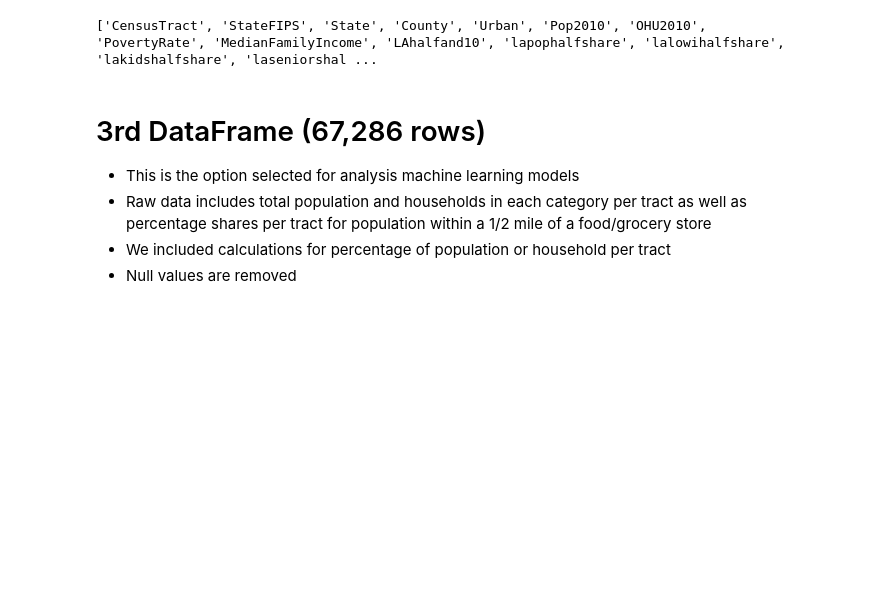
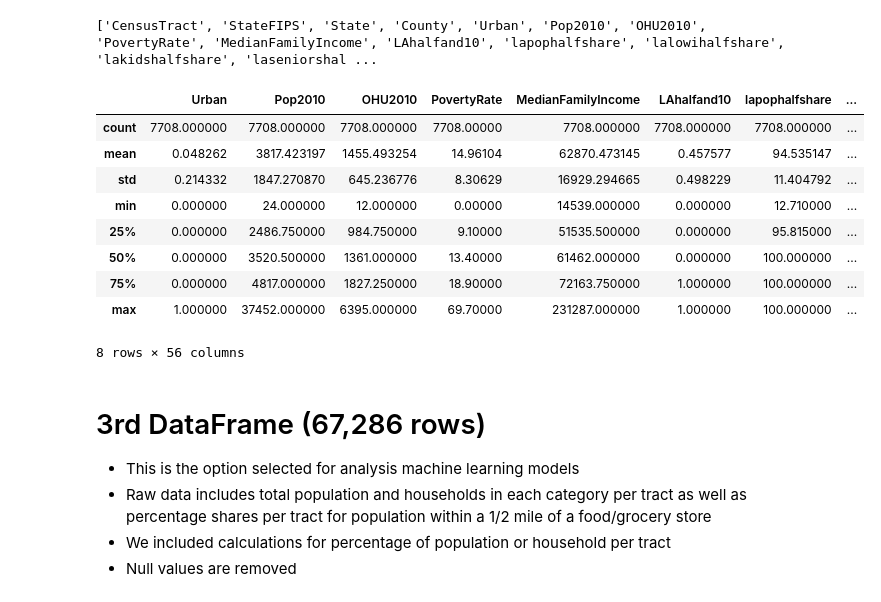
Before and after one commit to meeyoungPH/food-insecurity-machine-learning, a Jupyter notebook: static/data/etl.ipynb, the cells around one changed output. Drawn from its saved outputs; the diff is of its cells as text; code cells hidden in the pictures; blank space fills up the shorter version.

Commit message:
added table for data visualizations

```diff
--- a/static/data/etl.ipynb
+++ b/static/data/etl.ipynb
@@ -132,6 +132,19 @@ df2.tail()
 print(df2.columns.tolist())
 # %% [output]
 ['CensusTract', 'StateFIPS', 'State', 'County', 'Urban', 'Pop2010', 'OHU2010', 'PovertyRate', 'MedianFamilyIncome', 'LAhalfand10', 'lapophalfshare', 'lalowihalfshare', 'lakidshalfshare', 'laseniorshal ...
+# %%
+df2.describe()
+# %% [output]
+|  | Urban | Pop2010 | OHU2010 | PovertyRate | MedianFamilyIncome | LAhalfand10 | lapophalfshare | ... |
+| count | 7708.000000 | 7708.000000 | 7708.000000 | 7708.00000 | 7708.000000 | 7708.000000 | 7708.000000 | ... |
+| mean | 0.048262 | 3817.423197 | 1455.493254 | 14.96104 | 62870.473145 | 0.457577 | 94.535147 | ... |
+| std | 0.214332 | 1847.270870 | 645.236776 | 8.30629 | 16929.294665 | 0.498229 | 11.404792 | ... |
+| min | 0.000000 | 24.000000 | 12.000000 | 0.00000 | 14539.000000 | 0.000000 | 12.710000 | ... |
+| 25% | 0.000000 | 2486.750000 | 984.750000 | 9.10000 | 51535.500000 | 0.000000 | 95.815000 | ... |
+| 50% | 0.000000 | 3520.500000 | 1361.000000 | 13.40000 | 61462.000000 | 0.000000 | 100.000000 | ... |
+| 75% | 0.000000 | 4817.000000 | 1827.250000 | 18.90000 | 72163.750000 | 1.000000 | 100.000000 | ... |
+| max | 1.000000 | 37452.000000 | 6395.000000 | 69.70000 | 231287.000000 | 1.000000 | 100.000000 | ... |
+8 rows × 56 columns
 # %% [markdown]
 # 3rd DataFrame (67,286 rows)
 * This is the option selected for analysis machine learning models
```
Also changed, not shown: parts of 7 cells of this notebook, 1 other file.
